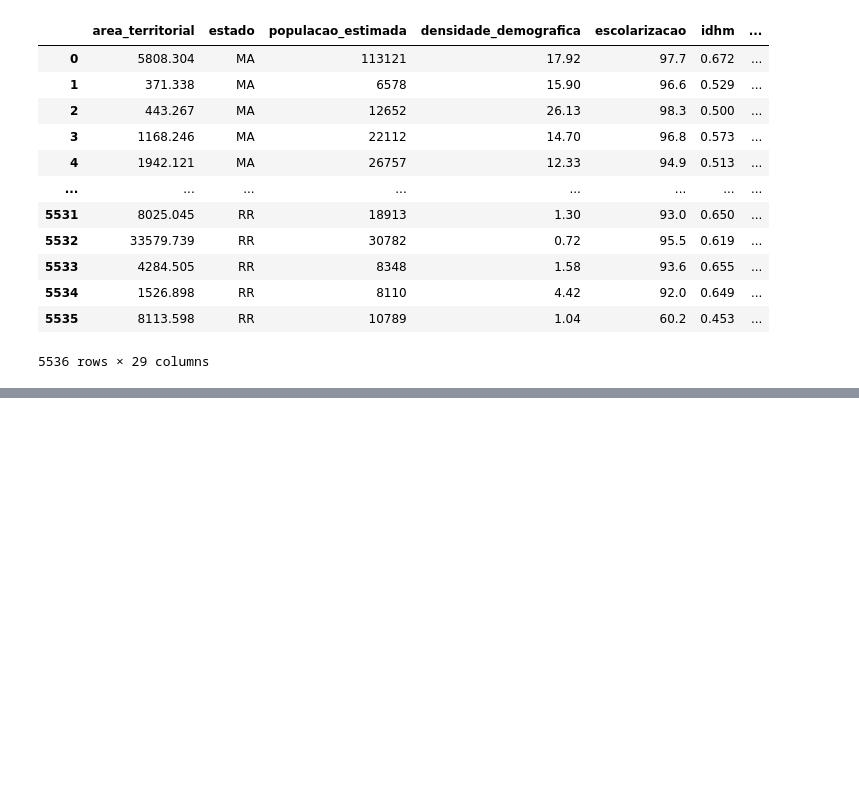
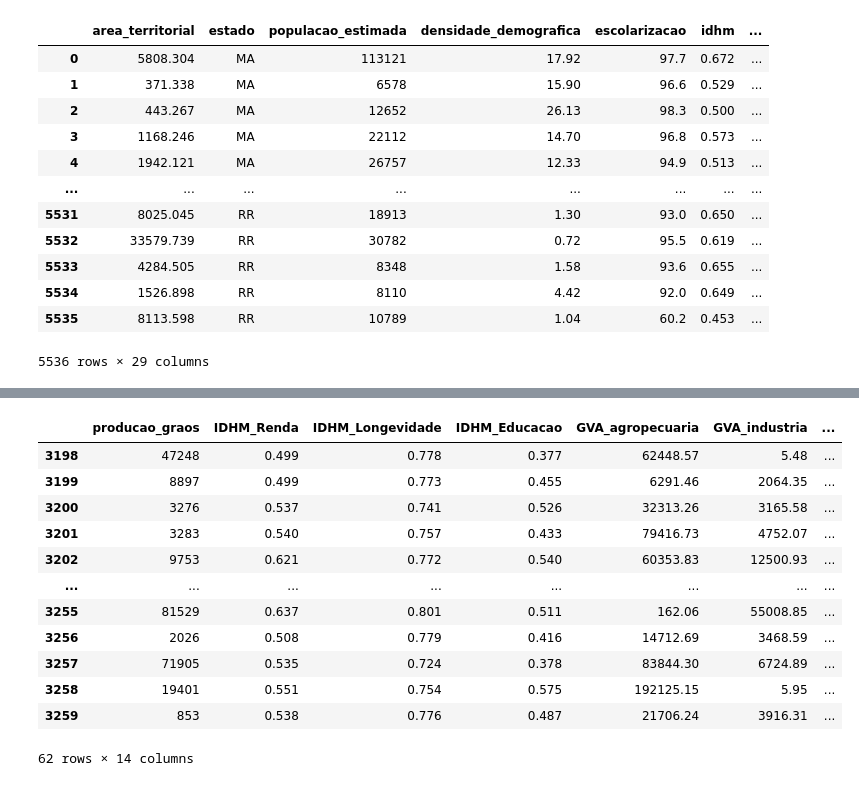
Before and after one commit to Gabrielkoeric/gci_2023, a Jupyter notebook: prova.ipynb, the cells around one changed output, grey strips where cells are left out. Cells and saved outputs as stored; diff of their text form; code cells hidden in the pictures; blank space fills up the shorter version.

```diff
--- a/prova.ipynb
+++ b/prova.ipynb
@@ -75,3 +95,20 @@ sc
+# %%
+am = colunas2.loc[base['estado'] == 'AM']
+am
+# %% [output]
+|  | producao_graos | IDHM_Renda | IDHM_Longevidade | IDHM_Educacao | GVA_agropecuaria | GVA_industria | ... |
+| 3198 | 47248 | 0.499 | 0.778 | 0.377 | 62448.57 | 5.48 | ... |
+| 3199 | 8897 | 0.499 | 0.773 | 0.455 | 6291.46 | 2064.35 | ... |
+| 3200 | 3276 | 0.537 | 0.741 | 0.526 | 32313.26 | 3165.58 | ... |
+| 3201 | 3283 | 0.540 | 0.757 | 0.433 | 79416.73 | 4752.07 | ... |
+| 3202 | 9753 | 0.621 | 0.772 | 0.540 | 60353.83 | 12500.93 | ... |
+| ... | ... | ... | ... | ... | ... | ... | ... |
+| 3255 | 81529 | 0.637 | 0.801 | 0.511 | 162.06 | 55008.85 | ... |
+| 3256 | 2026 | 0.508 | 0.779 | 0.416 | 14712.69 | 3468.59 | ... |
+| 3257 | 71905 | 0.535 | 0.724 | 0.378 | 83844.30 | 6724.89 | ... |
+| 3258 | 19401 | 0.551 | 0.754 | 0.575 | 192125.15 | 5.95 | ... |
+| 3259 | 853 | 0.538 | 0.776 | 0.487 | 21706.24 | 3916.31 | ... |
+62 rows × 14 columns
 # %%
 import pandas as pd
 import matplotlib.pyplot as plt
```
Also changed, not shown: parts of 5 cells of this notebook.
